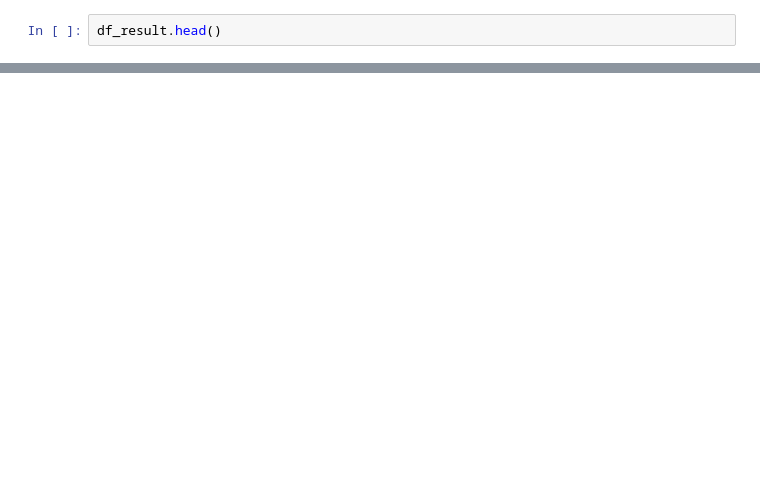
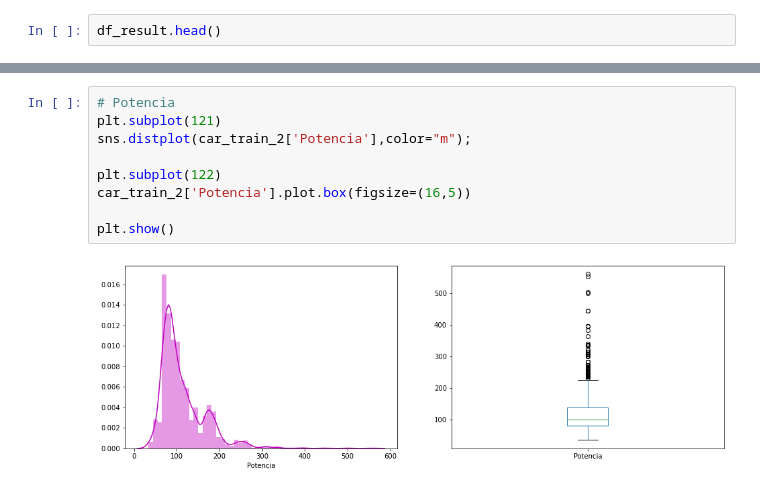
Before and after one commit to daviduster/used-car-price-prediction, a Jupyter notebook: notebooks/vanilla.ipynb, the cells around one changed output, grey strips where cells are left out. Cells and saved outputs as stored; diff of their text form; blank space fills up the shorter version.

```diff
--- a/notebooks/vanilla.ipynb
+++ b/notebooks/vanilla.ipynb
@@ -500,0 +310,11 @@ df_result.head()
+# %%
+# Potencia
+plt.subplot(121)
+sns.distplot(car_train_2['Potencia'],color="m");
+
+plt.subplot(122)
+car_train_2['Potencia'].plot.box(figsize=(16,5))
+
+plt.show()
+# %% [output]
+[figure, added]
```
Also changed, not shown: parts of 156 cells of this notebook, 1 other file.
